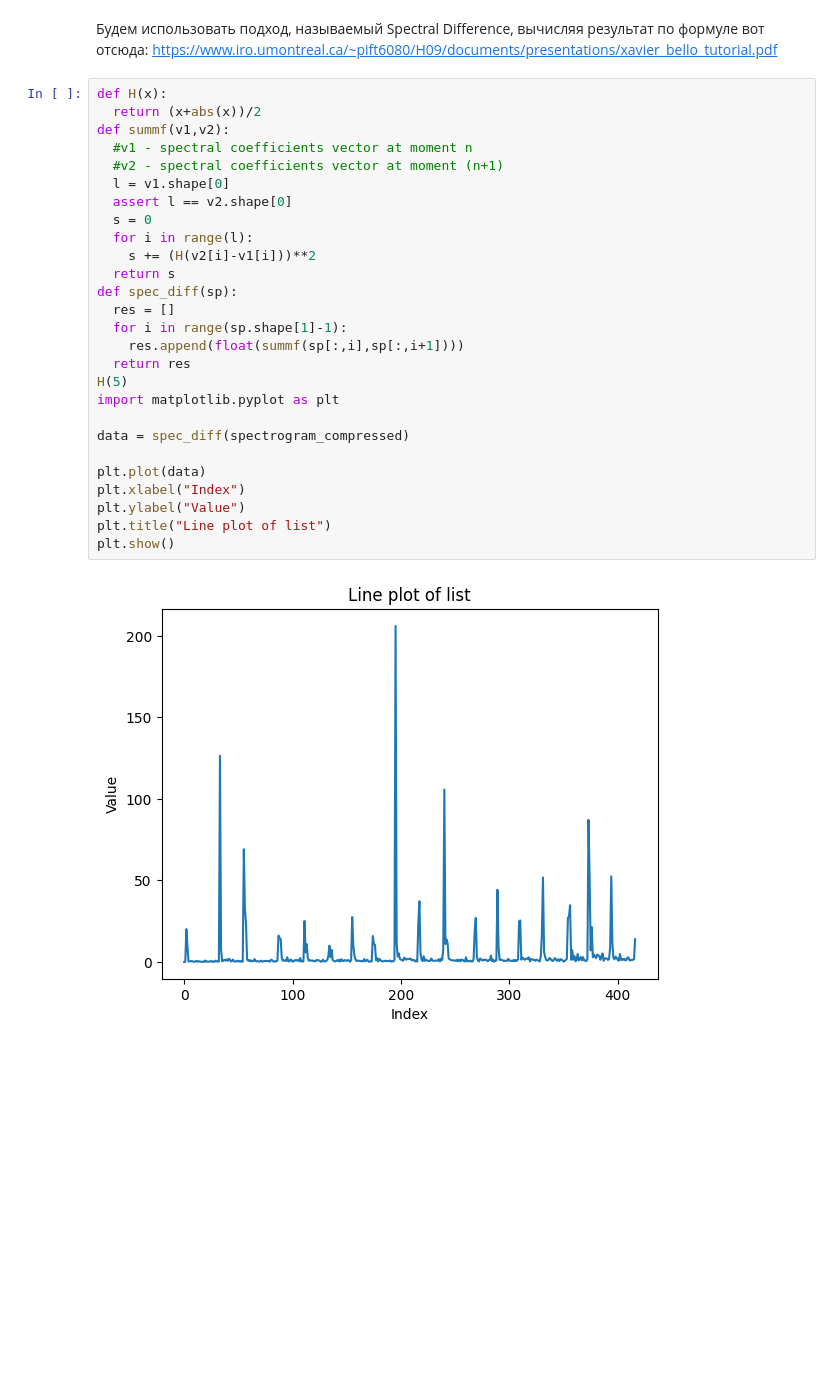
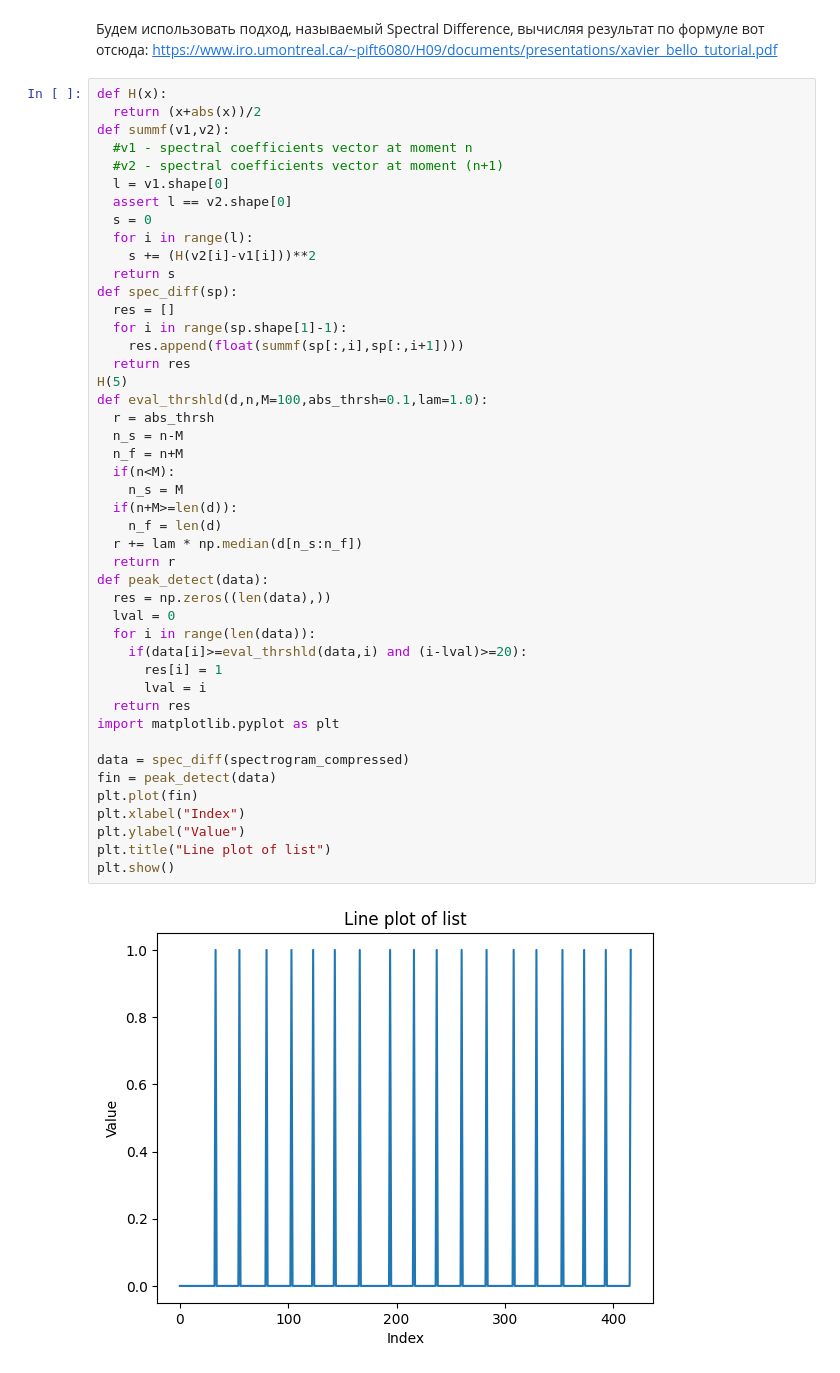
Before and after one commit to bierml/NMFforAMT, a Jupyter notebook: upgrade/Music_Transcribing[NMF].ipynb, the cells around one changed output. Saved outputs shown, nothing was run; the diff lists cells and outputs as text; blank space fills up the shorter version.

Commit message:
Full system for onsets detection implemented

```diff
--- a/upgrade/Music_Transcribing[NMF].ipynb
+++ b/upgrade/Music_Transcribing[NMF].ipynb
@@ -439,29 +439,47 @@ Requirement already satisfied: tzdata in /usr/local/lib/python3.12/dist-packages
 # %%
 def H(x):
   return (x+abs(x))/2
 def summf(v1,v2):
   #v1 - spectral coefficients vector at moment n
   #v2 - spectral coefficients vector at moment (n+1)
   l = v1.shape[0]
   assert l == v2.shape[0]
   s = 0
   for i in range(l):
     s += (H(v2[i]-v1[i]))**2
   return s
 def spec_diff(sp):
   res = []
   for i in range(sp.shape[1]-1):
     res.append(float(summf(sp[:,i],sp[:,i+1])))
   return res
 H(5)
+def eval_thrshld(d,n,M=100,abs_thrsh=0.1,lam=1.0):
+  r = abs_thrsh
+  n_s = n-M
+  n_f = n+M
+  if(n<M):
+    n_s = M
+  if(n+M>=len(d)):
+    n_f = len(d)
+  r += lam * np.median(d[n_s:n_f])
+  return r
+def peak_detect(data):
+  res = np.zeros((len(data),))
+  lval = 0
+  for i in range(len(data)):
+    if(data[i]>=eval_thrshld(data,i) and (i-lval)>=20):
+      res[i] = 1
+      lval = i
+  return res
 import matplotlib.pyplot as plt
 
 data = spec_diff(spectrogram_compressed)
-
-plt.plot(data)
+fin = peak_detect(data)
+plt.plot(fin)
 plt.xlabel("Index")
 plt.ylabel("Value")
 plt.title("Line plot of list")
 plt.show()
 # %% [output]
-[figure, old version]
+[figure, new version]
```
Also changed, not shown: 1 other file.
